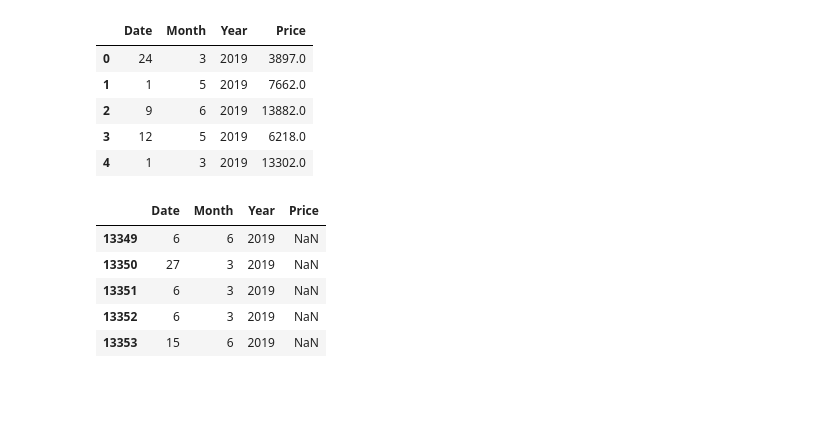
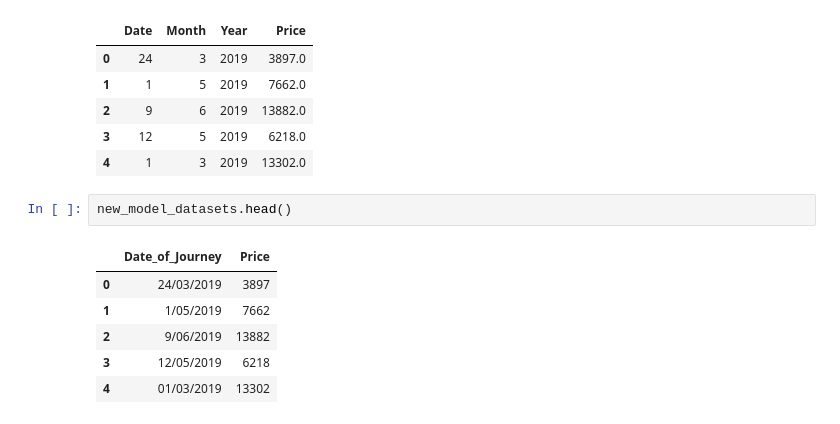
Before and after one commit to isatyamks/Flight-Ticket-Price-Predictor-Model, a Jupyter notebook: model.ipynb, the cells around one changed output. Cells and saved outputs as stored; diff of their text form; blank space fills up the shorter version.

Commit message:
model ready for  feature selection

```diff
--- a/model.ipynb
+++ b/model.ipynb
@@ -161,10 +161,11 @@ time_price_df.head()
 | 3 | 12 | 5 | 2019 | 6218.0 |
 | 4 | 1 | 3 | 2019 | 13302.0 |
 # %%
+new_model_datasets.head()
 # %% [output]
-|  | Date | Month | Year | Price |
-| 13349 | 6 | 6 | 2019 | NaN |
-| 13350 | 27 | 3 | 2019 | NaN |
-| 13351 | 6 | 3 | 2019 | NaN |
-| 13352 | 6 | 3 | 2019 | NaN |
-| 13353 | 15 | 6 | 2019 | NaN |
+|  | Date_of_Journey | Price |
+| 0 | 24/03/2019 | 3897 |
+| 1 | 1/05/2019 | 7662 |
+| 2 | 9/06/2019 | 13882 |
+| 3 | 12/05/2019 | 6218 |
+| 4 | 01/03/2019 | 13302 |
```
Also changed, not shown: parts of 6 cells of this notebook.
